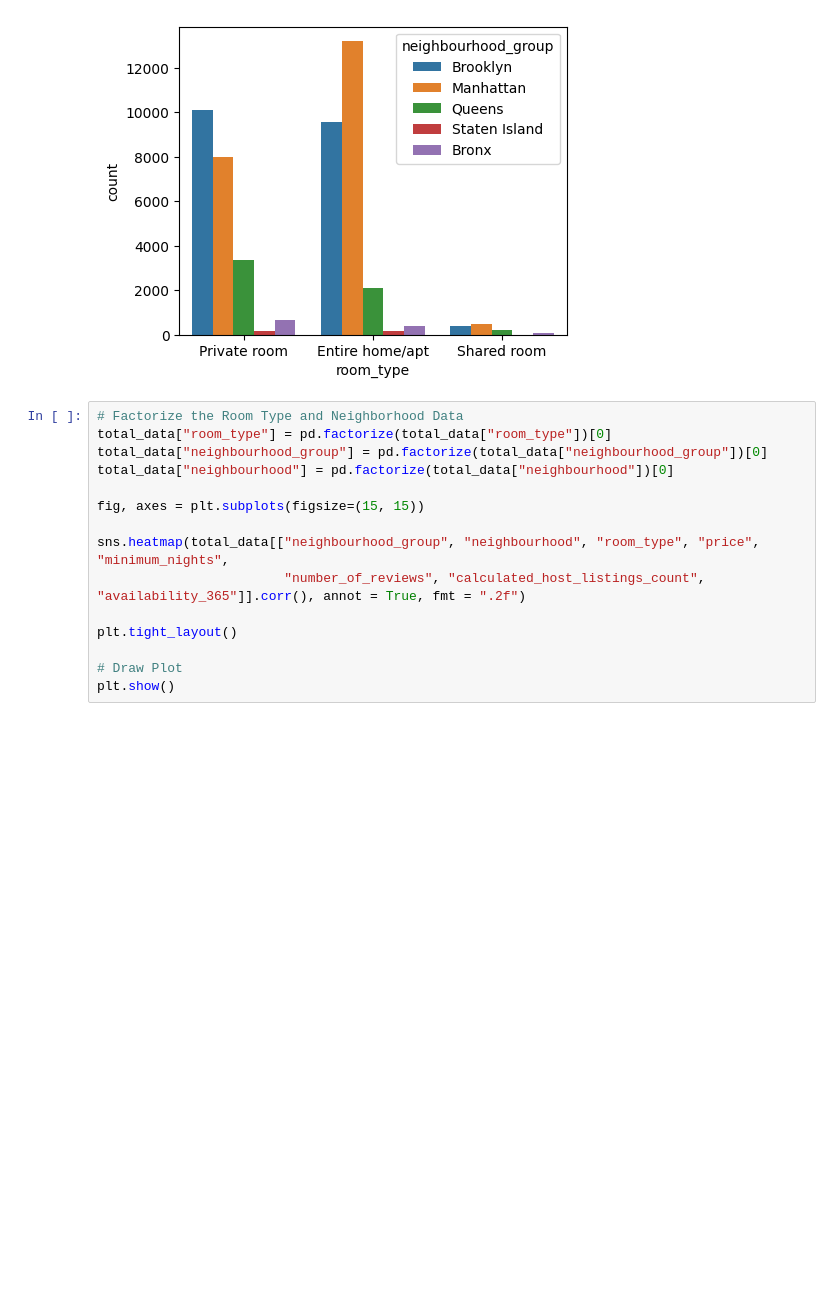
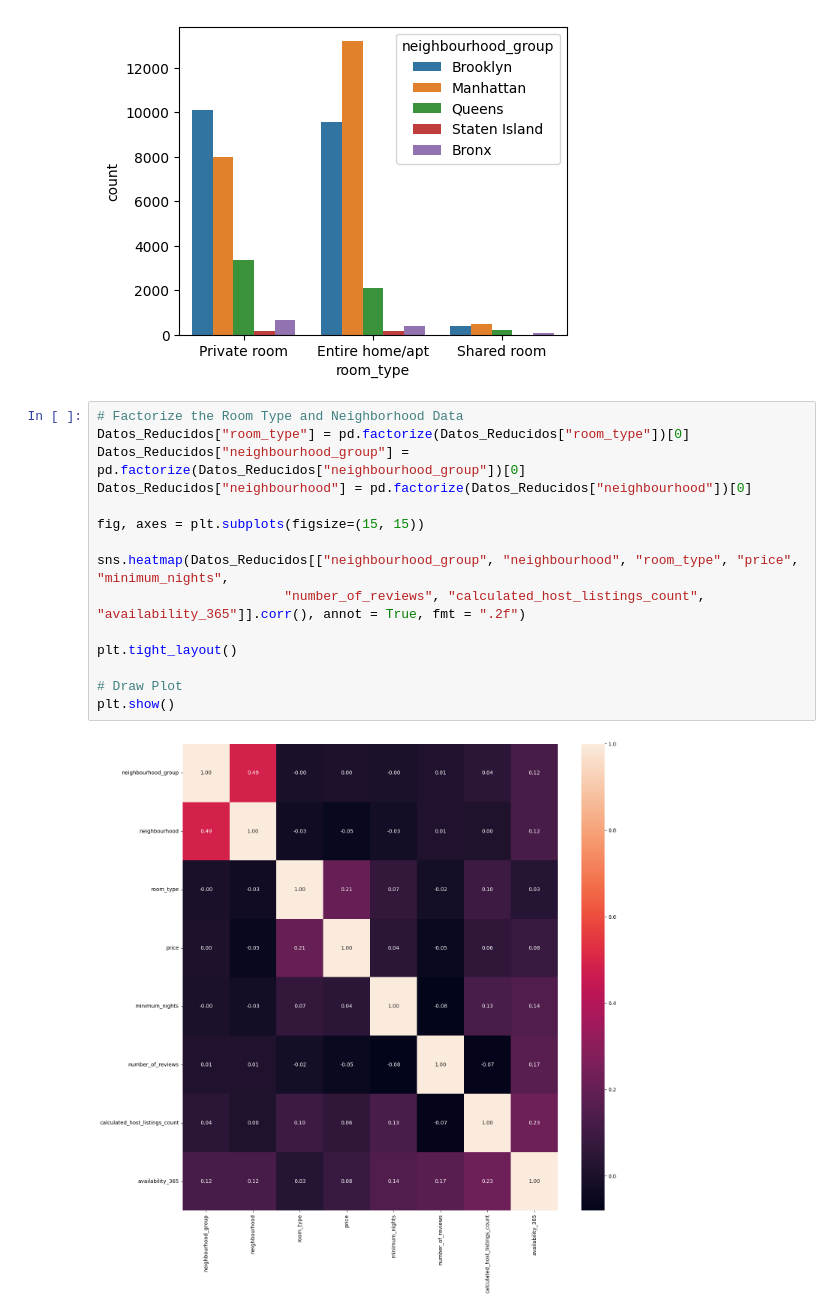
Before and after one commit to pcaliman2/13_Machinne_Learning, a Jupyter notebook: src/explore.ipynb, the cells around one changed output. Drawn from its saved outputs; the diff is of its cells as text; blank space fills up the shorter version.

```diff
--- a/src/explore.ipynb
+++ b/src/explore.ipynb
@@ -240,17 +240,19 @@ plt.show()
 [figure]
 # %%
 # Factorize the Room Type and Neighborhood Data
-total_data["room_type"] = pd.factorize(total_data["room_type"])[0]
-total_data["neighbourhood_group"] = pd.factorize(total_data["neighbourhood_group"])[0]
-total_data["neighbourhood"] = pd.factorize(total_data["neighbourhood"])[0]
+Datos_Reducidos["room_type"] = pd.factorize(Datos_Reducidos["room_type"])[0]
+Datos_Reducidos["neighbourhood_group"] = pd.factorize(Datos_Reducidos["neighbourhood_group"])[0]
+Datos_Reducidos["neighbourhood"] = pd.factorize(Datos_Reducidos["neighbourhood"])[0]
 
 fig, axes = plt.subplots(figsize=(15, 15))
 
-sns.heatmap(total_data[["neighbourhood_group", "neighbourhood", "room_type", "price", "minimum_nights",
+sns.heatmap(Datos_Reducidos[["neighbourhood_group", "neighbourhood", "room_type", "price", "minimum_nights",
                         "number_of_reviews", "calculated_host_listings_count", "availability_365"]].corr(), annot = True, fmt = ".2f")
 
 plt.tight_layout()
 
 # Draw Plot
 plt.show()
+# %% [output]
+[figure, added]
 # %%
```
Also changed, not shown: parts of 4 cells of this notebook.
